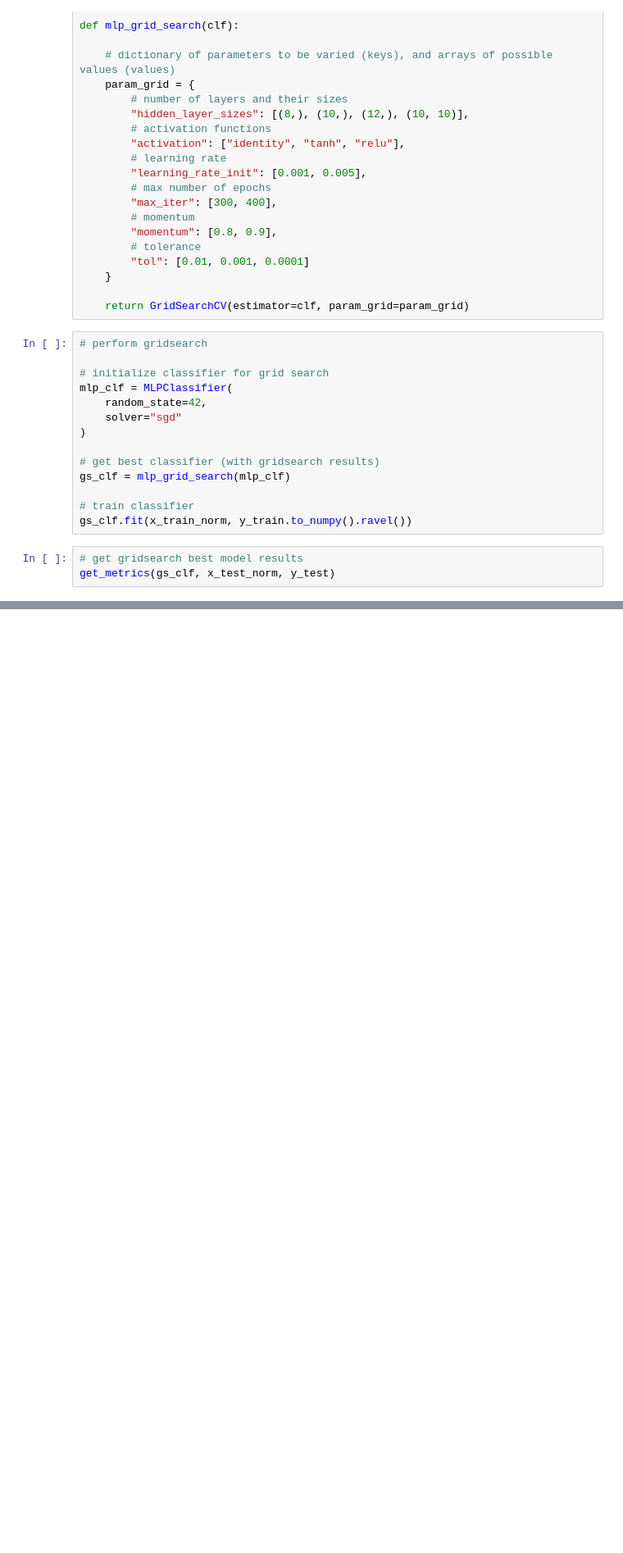
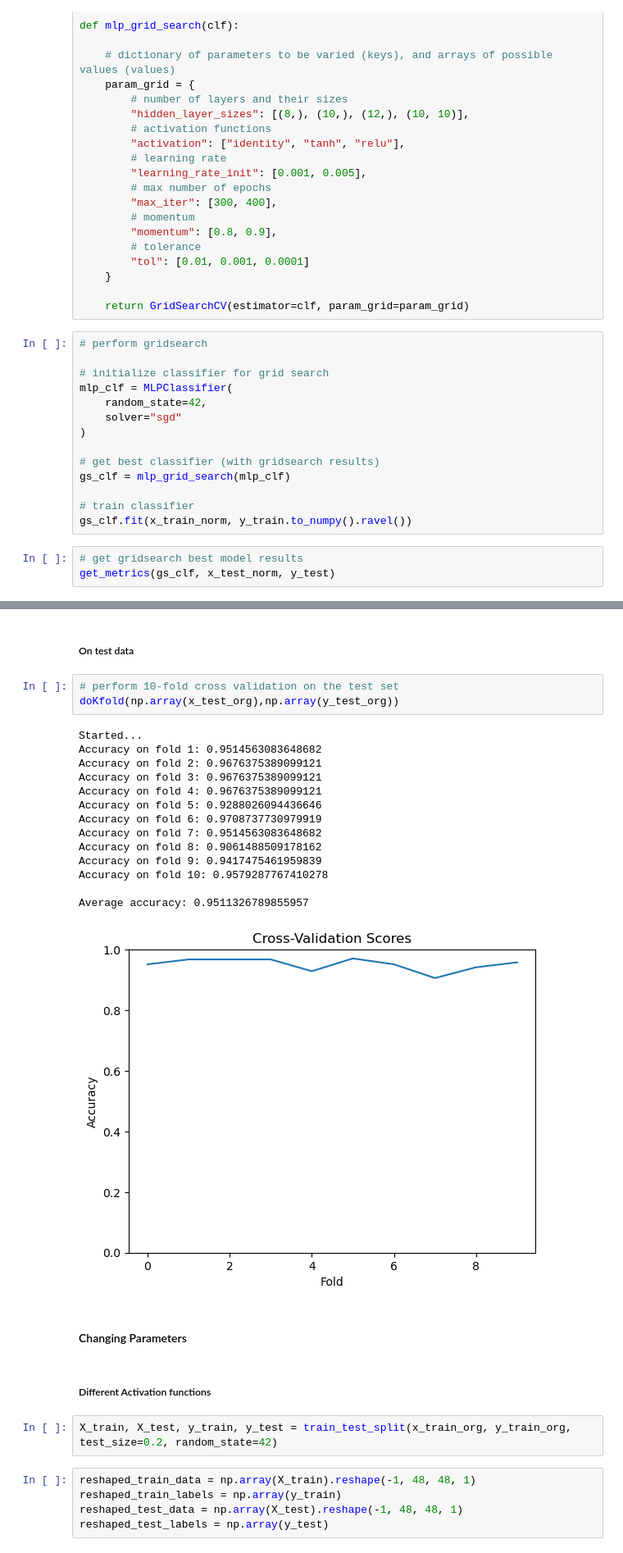
Before and after one commit to Suhail270/DMML_Part4, a Jupyter notebook: part_4_v2.ipynb, the cells around one changed output, grey strips where cells are left out. Shown at 82% size. Cells and saved outputs as stored; diff of their text form; blank space fills up the shorter version.

```diff
--- a/part_4_v2.ipynb
+++ b/part_4_v2.ipynb
@@ -1715,0 +1867,31 @@ model = models.Sequential()
+# %% [markdown]
+##### On test data
+# %%
+# perform 10-fold cross validation on the test set
+doKfold(np.array(x_test_org),np.array(y_test_org))
+# %% [output]
+Started...
+Accuracy on fold 1: 0.9514563083648682
+Accuracy on fold 2: 0.9676375389099121
+Accuracy on fold 3: 0.9676375389099121
+Accuracy on fold 4: 0.9676375389099121
+Accuracy on fold 5: 0.9288026094436646
+Accuracy on fold 6: 0.9708737730979919
+Accuracy on fold 7: 0.9514563083648682
+Accuracy on fold 8: 0.9061488509178162
+Accuracy on fold 9: 0.9417475461959839
+Accuracy on fold 10: 0.9579287767410278
+
+Average accuracy: 0.9511326789855957
+[figure, added]
+# %% [markdown]
+#### Changing Parameters
+# %% [markdown]
+##### Different Activation functions
+# %%
+X_train, X_test, y_train, y_test = train_test_split(x_train_org, y_train_org, test_size=0.2, random_state=42)
+# %%
+reshaped_train_data = np.array(X_train).reshape(-1, 48, 48, 1)
+reshaped_train_labels = np.array(y_train)
+reshaped_test_data = np.array(X_test).reshape(-1, 48, 48, 1)
+reshaped_test_labels = np.array(y_test)
```
Also changed, not shown: parts of 47 cells of this notebook, 1 other file.
